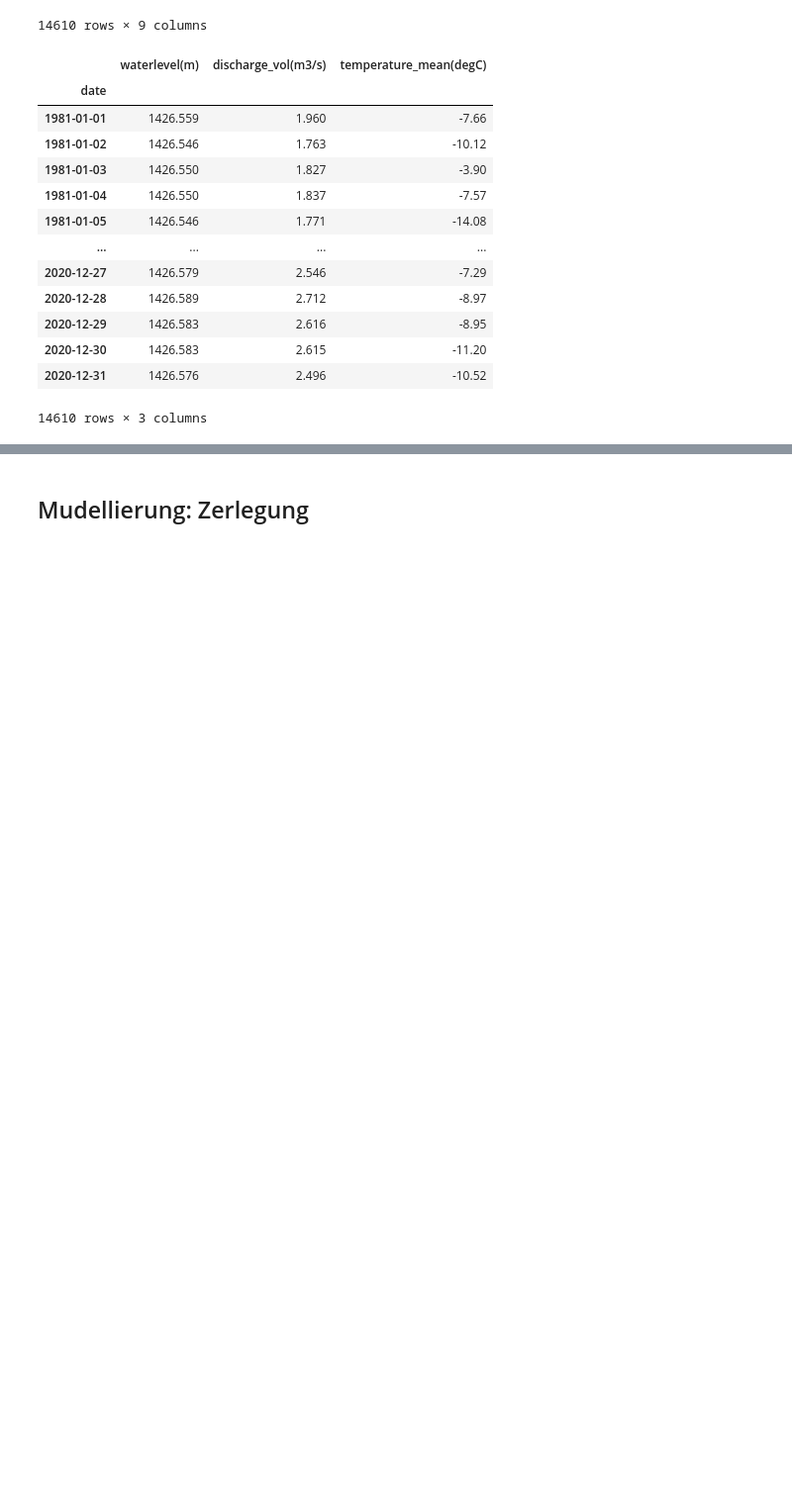
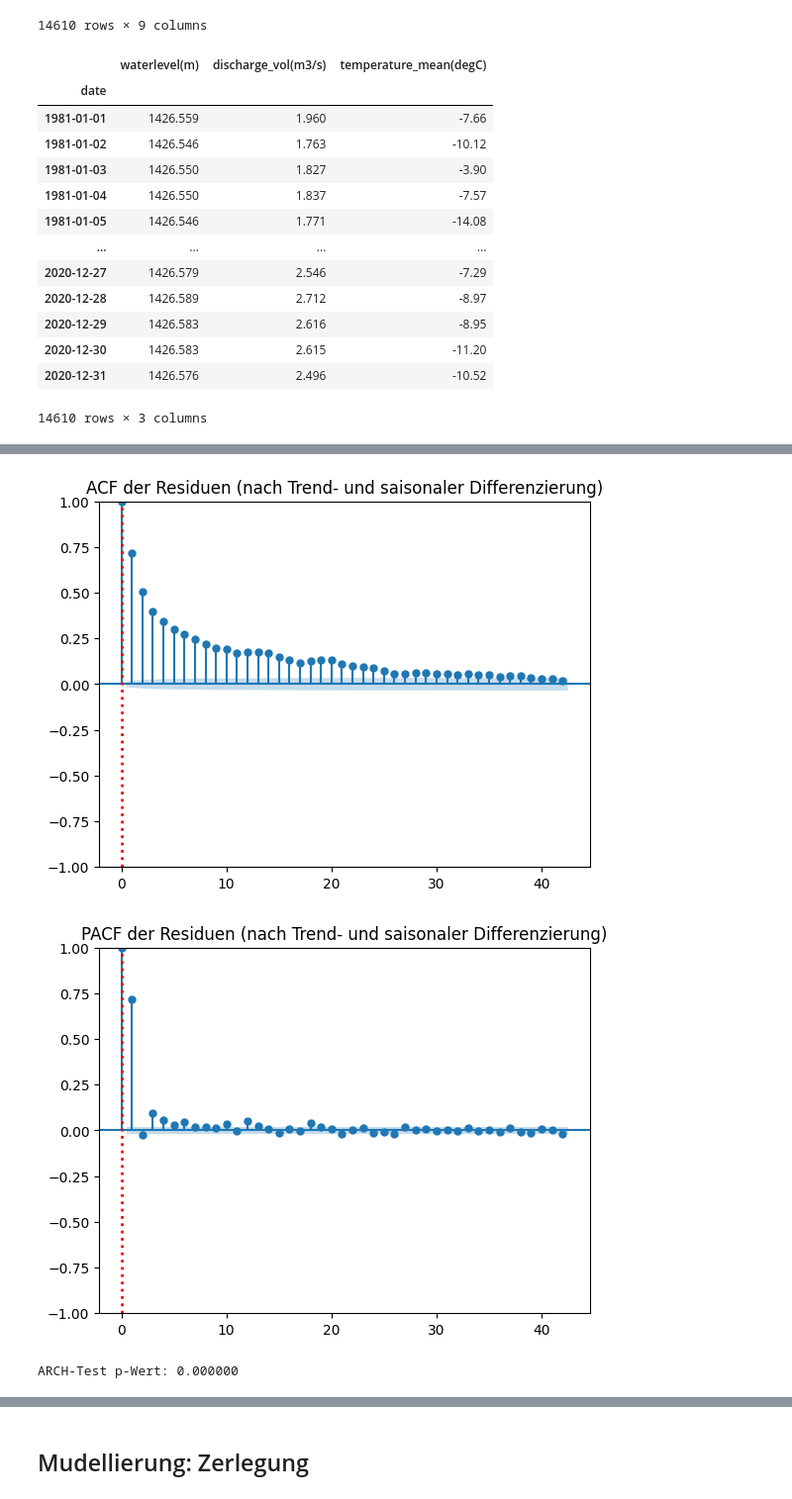
Before and after one commit to Sandra-Senn/spz_Wasserstand_analyse, a Jupyter notebook: notebooks/2_timeseries.ipynb, the cells around one changed output, grey strips where cells are left out. Shown at 99% size. Drawn from its saved outputs; the diff is of its cells as text; code cells hidden in the pictures; blank space fills up the shorter version.

```diff
--- a/notebooks/2_timeseries.ipynb
+++ b/notebooks/2_timeseries.ipynb
@@ -240,0 +438,21 @@ plot_seasonal_decompose_all(df_important_coef, period=365)
+# %%
+# ACF-Plot der Residuen
+sm.graphics.tsa.plot_acf(resid_seasonal_diff)
+plt.title("ACF der Residuen (nach Trend- und saisonaler Differenzierung)")
+plt.axvline(x=0, color='red', linestyle=':', linewidth=2) # Rote, gestrichelte Linie (dotted) bei Lag 1
+plt.show()
+
+sm.graphics.tsa.plot_pacf(resid_seasonal_diff)
+plt.title("PACF der Residuen (nach Trend- und saisonaler Differenzierung)")
+plt.axvline(x=0, color='red', linestyle=':', linewidth=2) # Rote, gestrichelte Linie (dotted) bei Lag 1
+
+plt.show()
+
+# Optional: Test auf Heteroskedastizität
+from statsmodels.stats.diagnostic import het_arch
+arch_test = het_arch(resid_seasonal_diff)
+print(f'ARCH-Test p-Wert: {arch_test[1]:.6f}')
+# %% [output]
+[figure, added]
+[figure, added]
+ARCH-Test p-Wert: 0.000000
```
Also changed, not shown: parts of 22 cells of this notebook, 1 other file.
